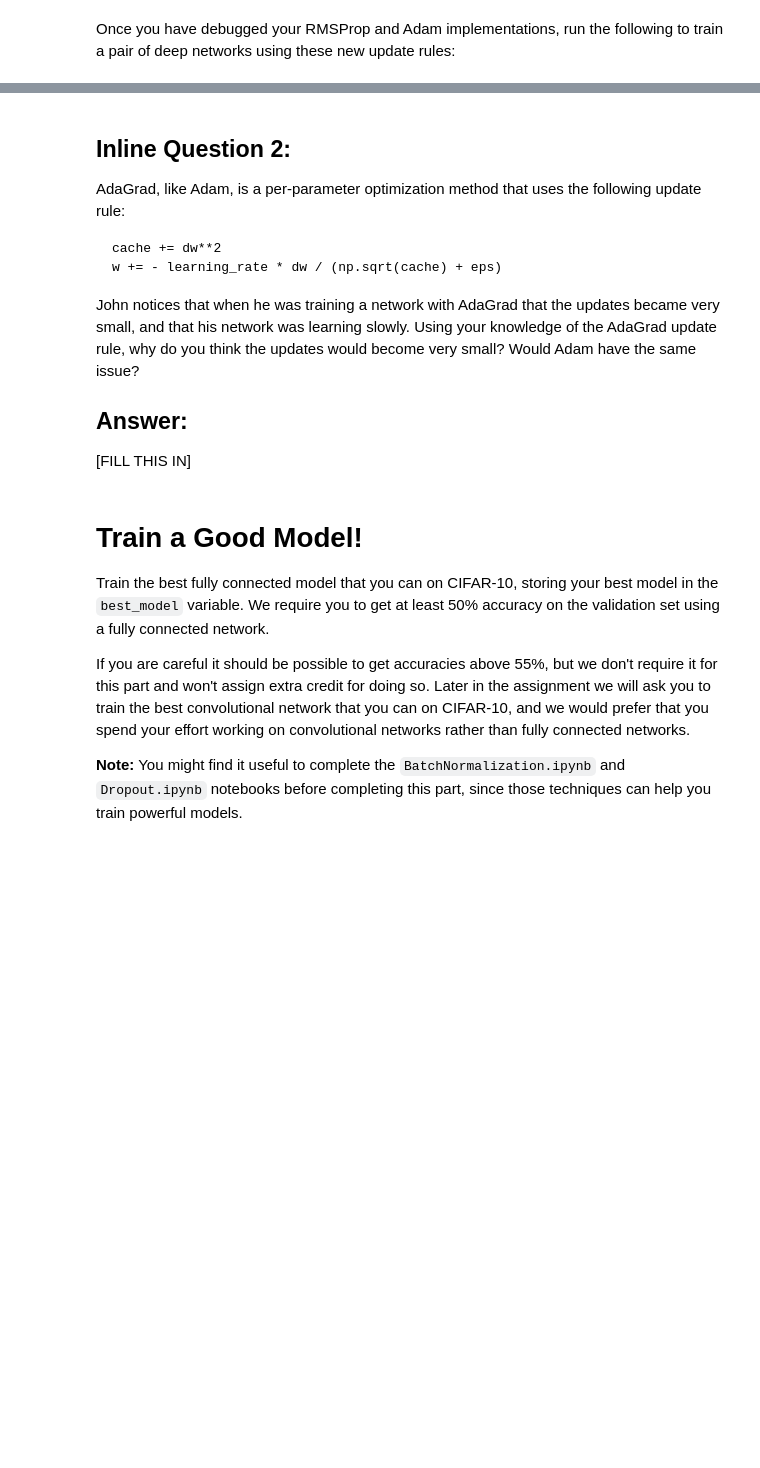
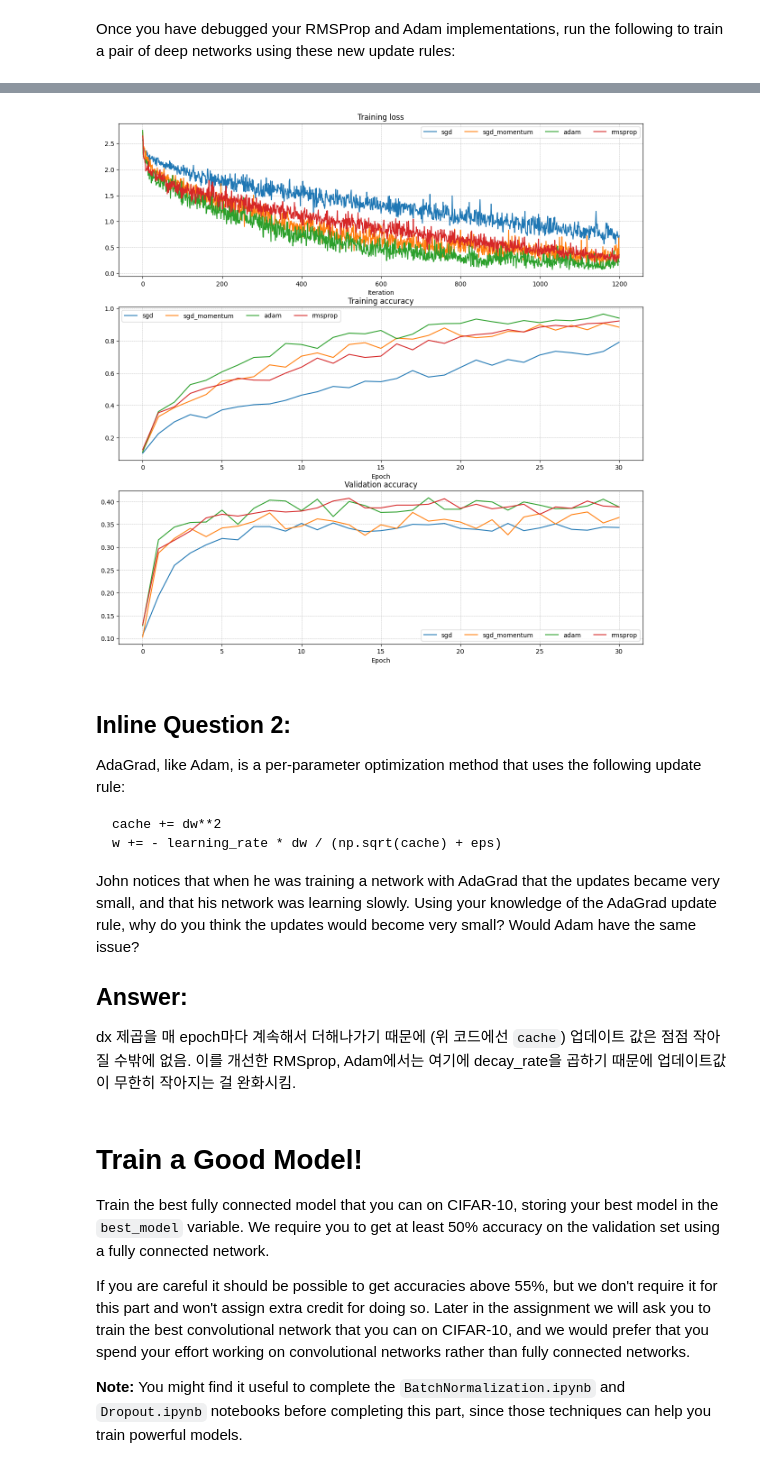
Before and after one commit to CS231n-Study/CS231n-Assignments, a Jupyter notebook: assignments/assignment2/FullyConnectedNets.ipynb, the cells around one changed output, grey strips where cells are left out. Saved outputs shown, nothing was run; the diff lists cells and outputs as text; code cells hidden in the pictures; blank space fills up the shorter version.

```diff
--- a/assignments/assignment2/FullyConnectedNets.ipynb
+++ b/assignments/assignment2/FullyConnectedNets.ipynb
@@ -354,7 +441,7 @@ for update_rule in ['adam', 'rmsprop']:
     solver = Solver(
         model,
         small_data,
-        num_epochs=5,
+        num_epochs=30,
         batch_size=100,
         update_rule=update_rule,
         optim_config={'learning_rate': learning_rates[update_rule]},
@@ -383,3 +470,4 @@ for ax in axes:
     ax.grid(linestyle='--', linewidth=0.5)
 
 plt.show()
+# %% [output]
@@ -386,3 +491,4 @@ plt.show()
+[figure, added]
 # %% [markdown]
 ## Inline Question 2:
 
@@ -397,7 +503,7 @@ John notices that when he was training a network with AdaGrad that the updates b
 
 
 ## Answer:
-[FILL THIS IN]
+dx 제곱을 매 epoch마다 계속해서 더해나가기 때문에 (위 코드에선 `cache`) 업데이트 값은 점점 작아질 수밖에 없음. 이를 개선한 RMSprop, Adam에서는 여기에 decay_rate을 곱하기 때문에 업데이트값이 무한히 작아지는 걸 완화시킴.
 # %% [markdown]
 # Train a Good Model!
 Train the best fully connected model that you can on CIFAR-10, storing your best model in the `best_model` variable. We require you to get at least 50% accuracy on the validation set using a fully connected network.
```
Also changed, not shown: parts of 18 cells of this notebook, 12 other files.
